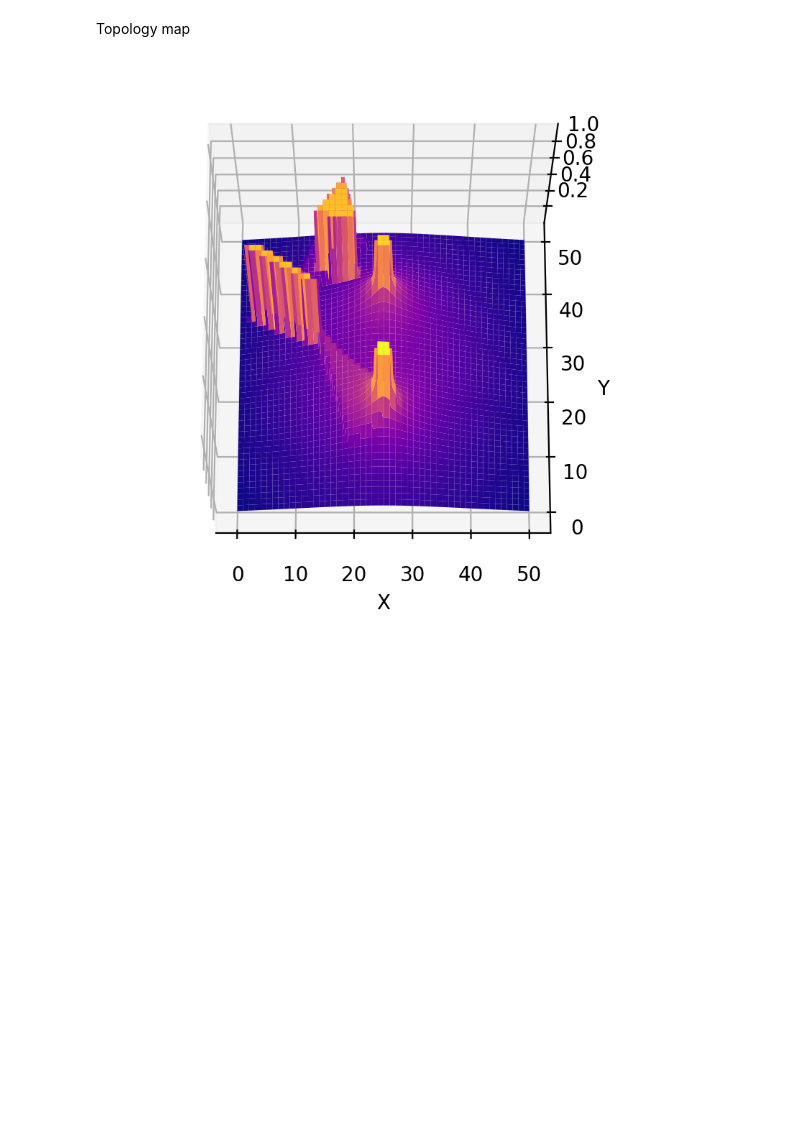
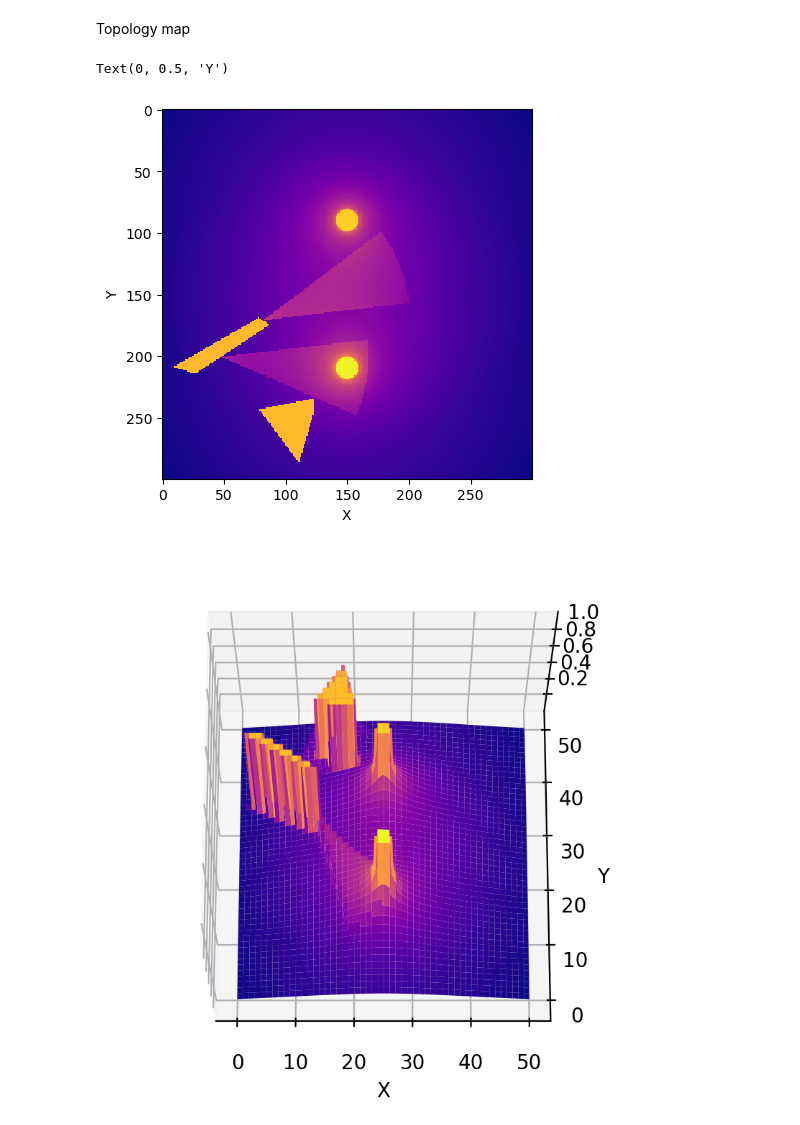
Before and after one commit to jeffersonkim97/Defender_Strategy, a Jupyter notebook: script/stp_rrtstar_obstacle_update.ipynb, the cells around one changed output. Saved outputs shown, nothing was run; the diff lists cells and outputs as text; code cells hidden in the pictures; blank space fills up the shorter version.

```diff
--- a/script/stp_rrtstar_obstacle_update.ipynb
+++ b/script/stp_rrtstar_obstacle_update.ipynb
@@ -1314,6 +1314,32 @@ def detection_cost_grid(X, Y, display_time):
                 if Mi[j][k] == 1:
                     Z[j][k] = 1
     return Z
+# %%
+# 2D version
+# Heatmap display at given time: display_time_t
+display_time_t = 10
+grid_N = 300
+map_grid_x = np.linspace(int(map_in['st']['size'][0]), int(map_in['st']['size'][1]), grid_N)
+map_grid_y = np.linspace(int(map_in['st']['size'][2]), int(map_in['st']['size'][3]),grid_N)
+grid_X, grid_Y = np.meshgrid(map_grid_x, map_grid_y)
+
+Z = detection_cost_grid(grid_X, grid_Y, display_time_t)
+
+fig = plt.figure(dpi=100)
+
+# Change cmap for better visualization
+# "viridis" (perceptually uniform, default)
+# "inferno" / "plasma" (good contrast for heat)
+# "terrain" (map-like)
+# "coolwarm" (diverging around mid-value)
+
+plt.imshow(Z, cmap='plasma', interpolation='nearest')
+
+plt.xlabel("X")
+plt.ylabel("Y")
+# %% [output]
+Text(0, 0.5, 'Y')
+[figure, added]
 # %%
 # %matplotlib widget
 
```
Also changed, not shown: parts of 2 cells of this notebook, 4 other files.
